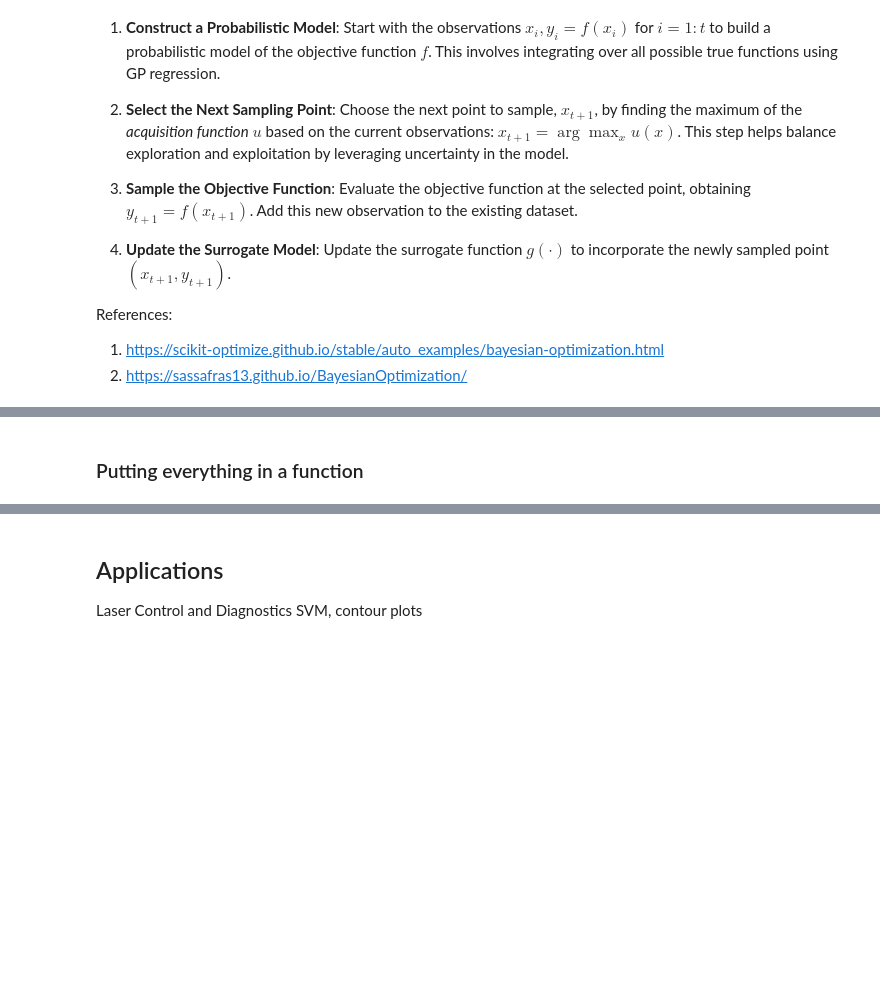
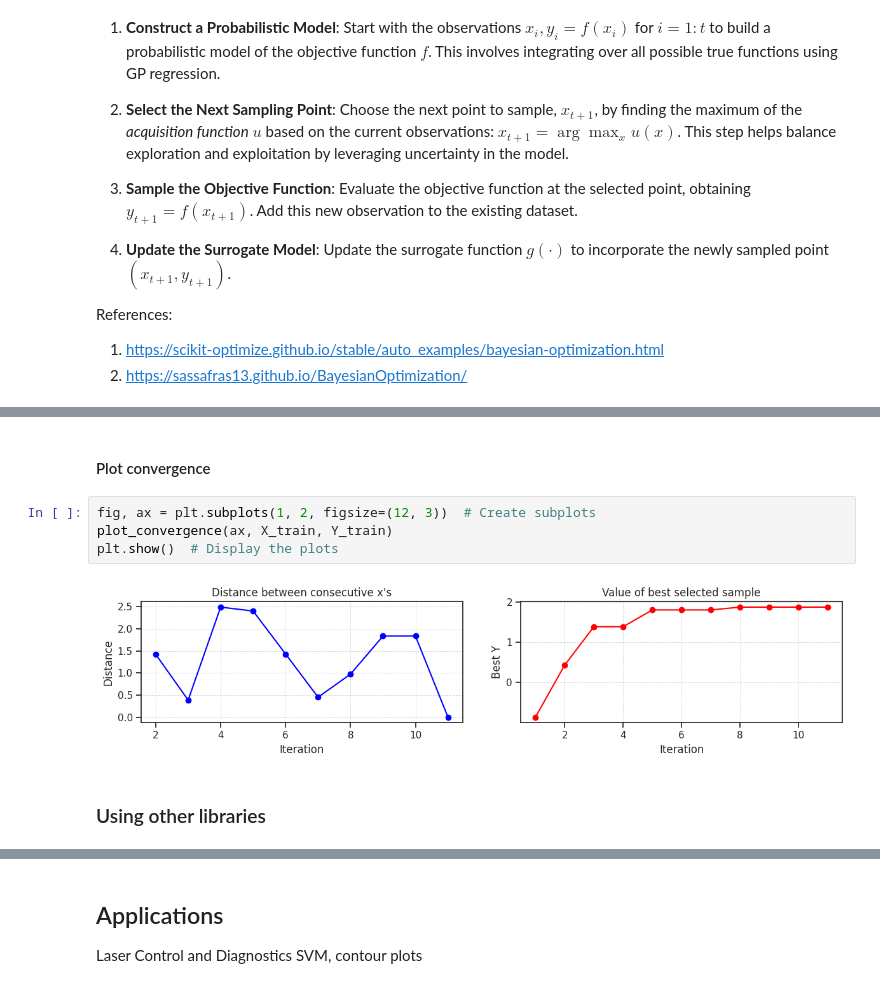
Before and after one commit to ritzann/2024-thrill-school-gp-bo, a Jupyter notebook: my_notebooks/1-BO-GP-I.ipynb, the cells around one changed output, grey strips where cells are left out. Saved outputs shown, nothing was run; the diff lists cells and outputs as text; blank space fills up the shorter version.

```diff
--- a/my_notebooks/1-BO-GP-I.ipynb
+++ b/my_notebooks/1-BO-GP-I.ipynb
@@ -267,5 +395,13 @@ def propose_location(acquisition, X_train, Y_train, gp, bounds, n_restarts=25):
+# %% [markdown]
+#### Plot convergence
+# %%
+fig, ax = plt.subplots(1, 2, figsize=(12, 3))  # Create subplots
+plot_convergence(ax, X_train, Y_train)
+plt.show()  # Display the plots
+# %% [output]
+[figure, added]
 # %% [markdown]
-### Putting everything in a  function
+### Using other libraries
 # %%
 # We first put everything together and neatly into functions.
 
```
Also changed, not shown: parts of 15 cells of this notebook.
